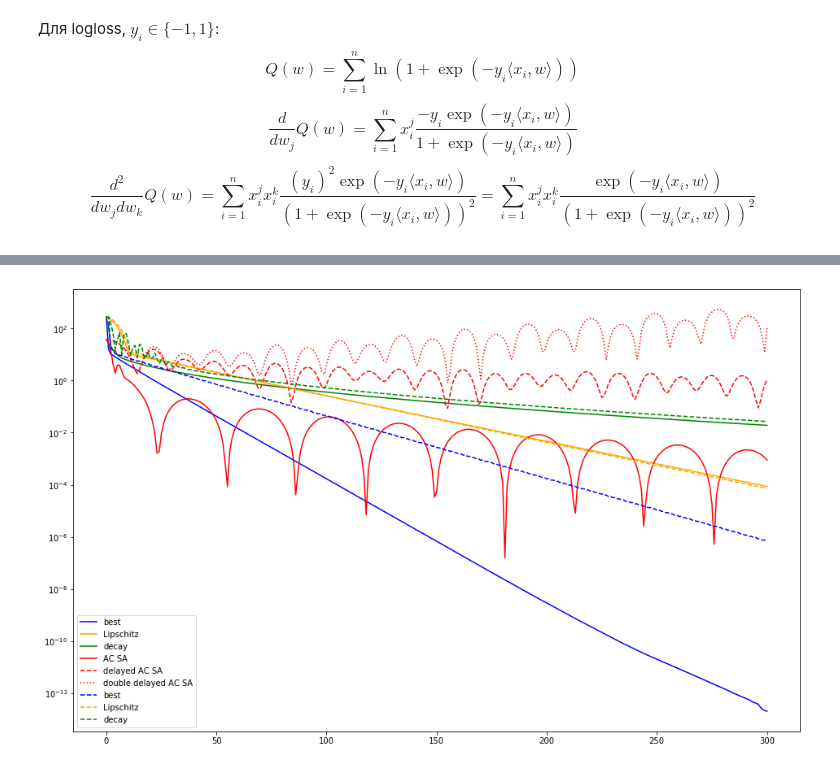
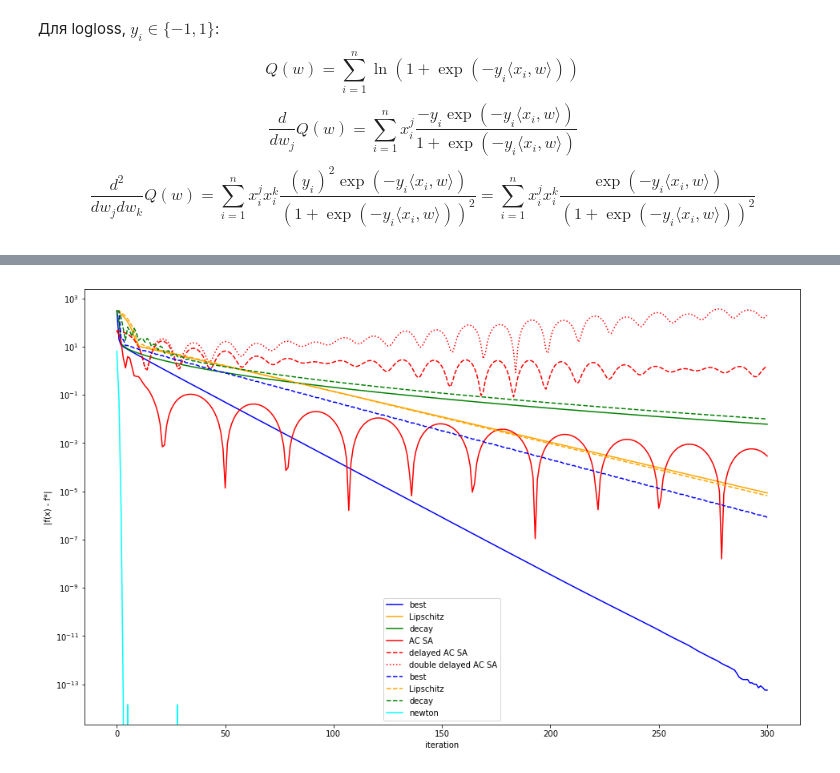
Before and after one commit to bixind/metopt, a Jupyter notebook: del_grad.ipynb, the cells around one changed output, grey strips where cells are left out. Drawn from its saved outputs; the diff is of its cells as text; code cells hidden in the pictures.

```diff
--- a/del_grad.ipynb
+++ b/del_grad.ipynb
@@ -328,10 +382,10 @@ class LogReg:
         self.y = y
 
     def gradient(self, b):
-        exp = np.exp(-(self.X @ b) * self.y)
+        exp = np.exp((self.X @ b) * self.y)
 
-        koef =  exp / (1 + exp)
-        koef[np.isnan(koef)] = 1
+        koef =  1 / (1 + exp)
+        #koef[np.isnan(koef)] = 1
 
         value = -self.y * koef
         grad = value @ self.X
@@ -354,15 +408,24 @@ class LogReg:
     def experimental_min(self):
         result = gradient_descent(
             np.ones(self.X.shape[1]),
-            1000000,
+            10000,
             self.gradient,
             lipschitz_rate(1 / self.lipschitz(), 1e-1)
         )
+        result = newton_descent(result[-1], 1000, self.gradient, self.hessian)
         #result = gradient_descent(np.ones(self.X.shape[1]), 10000, self.gradient, best_rate_func(self.function))
         return self.function(result[-1])
 
     def prox_map(sefl, x, y):
         return x - y
+
+    def hessian(self, b):
+        exp = np.exp((self.X @ b) * self.y)
+
+        koef =  exp / (1 + exp) ** 2
+        koef[np.isnan(koef)] = 0
+        H = self.X.T * koef @ self.X
+        return H
 # %%
 dims = 3
 size = 100
@@ -483,0 +537,5 @@ array([[ 0.25      ,  0.25      ,  0.25      ,  0.25      ],
+# %%
+newton_result = newton_descent(lipschitz_results[20], steps, logreg.gradient, logreg.hessian)
+print(newton_result[-1])
+delayed_newton_result = delayed_newton_descent(lipschitz_results[-1], steps, logreg.gradient, logreg.hessian)
+print(delayed_newton_result[-1])
@@ -484,20 +561,24 @@ array([[ 0.25      ,  0.25      ,  0.25      ,  0.25      ],
 # %%
 plt.figure(figsize=(16, 10))
 plt.yscale("log")
+plt.xlabel("iteration")
+plt.ylabel("|f(x) - f*|")
 
 plt.plot(logreg.function_multi(best_results) - total_min, label="best", color='blue')
 plt.plot(logreg.function_multi(lipschitz_results) - total_min, label="Lipschitz", color='orange')
 plt.plot(logreg.function_multi(decay_results) - total_min, label="decay", color='green')
 
 plt.plot(logreg.function_multi(ac_sa_results) - total_min, label="AC SA", color='red')
 plt.plot(logreg.function_multi(delayed_ac_sa_results) - total_min, label="delayed AC SA", color='red',  linestyle="--")
 plt.plot(logreg.function_multi(double_delayed_ac_sa_results) - total_min, label="double delayed AC SA", color='red',  linestyle=":")
 
 plt.plot(logreg.function_multi(delayed_best_results) - total_min, label="best", color='blue', linestyle="--")
 plt.plot(logreg.function_multi(delayed_lipschitz_results) - total_min, label="Lipschitz", color='orange', linestyle="--")
 plt.plot(logreg.function_multi(delayed_decay_results) - total_min, label="decay", color='green', linestyle="--")
 
+plt.plot(logreg.function_multi(newton_result) - total_min, label="newton", color='cyan')
+
 plt.legend()
 plt.show()
 # %% [output]
-[figure, old version]
+[figure, new version]
```
Also changed, not shown: parts of 27 cells of this notebook.
